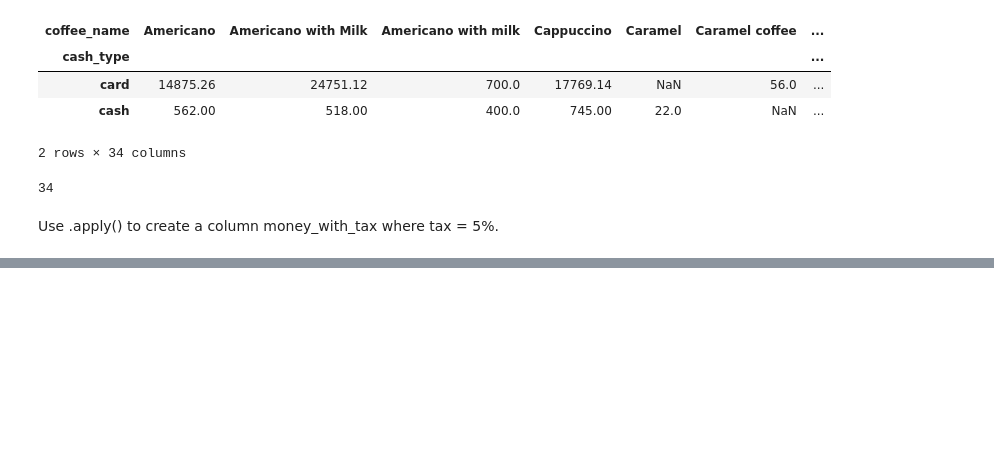
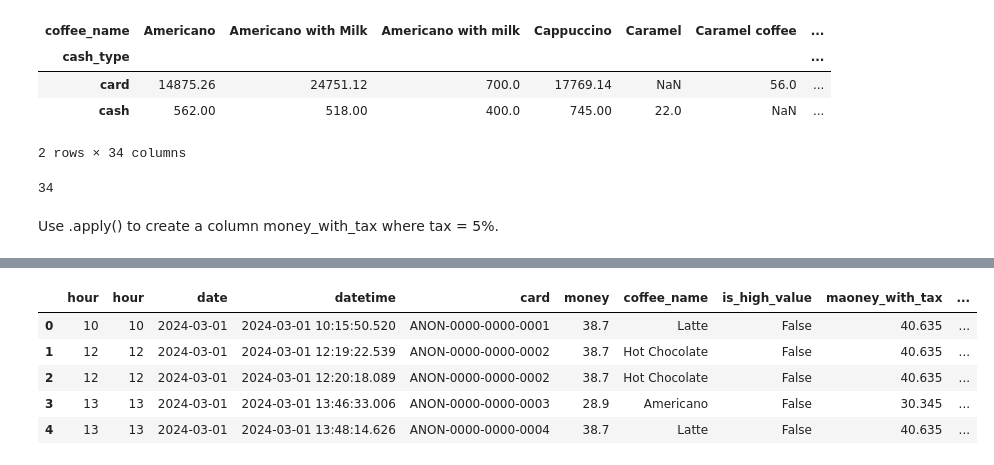
Before and after one commit to eThird/Da-practice, a Jupyter notebook: Notebooks/Untitled.ipynb, the cells around one changed output, grey strips where cells are left out. Cells and saved outputs as stored; diff of their text form; code cells hidden in the pictures; blank space fills up the shorter version.

```diff
--- a/Notebooks/Untitled.ipynb
+++ b/Notebooks/Untitled.ipynb
@@ -387,0 +401,2 @@ Use .apply() to create a column money_with_tax where tax = 5%.
+# %%
+new_cofee_Dataset['day_of_week']=new_cofee_Dataset['datetime'].dt.day_name()
@@ -387,0 +428,2 @@ Use .apply() to create a column money_with_tax where tax = 5%.
+# %%
+new_cofee_Dataset['hour']=new_cofee_Dataset['datetime'].dt.hour
@@ -387,0 +439,14 @@ Use .apply() to create a column money_with_tax where tax = 5%.
+# %%
+new_df=new_cofee_Dataset
+# %%
+cols = ['hour'] + [col for col in new_df.columns if col != 'cash_type']
+new_df=new_df[cols]
+# %%
+new_df.head()
+# %% [output]
+|  | hour | hour | date | datetime | card | money | coffee_name | is_high_value | maoney_with_tax | ... |
+| 0 | 10 | 10 | 2024-03-01 | 2024-03-01 10:15:50.520 | ANON-0000-0000-0001 | 38.7 | Latte | False | 40.635 | ... |
+| 1 | 12 | 12 | 2024-03-01 | 2024-03-01 12:19:22.539 | ANON-0000-0000-0002 | 38.7 | Hot Chocolate | False | 40.635 | ... |
+| 2 | 12 | 12 | 2024-03-01 | 2024-03-01 12:20:18.089 | ANON-0000-0000-0002 | 38.7 | Hot Chocolate | False | 40.635 | ... |
+| 3 | 13 | 13 | 2024-03-01 | 2024-03-01 13:46:33.006 | ANON-0000-0000-0003 | 28.9 | Americano | False | 30.345 | ... |
+| 4 | 13 | 13 | 2024-03-01 | 2024-03-01 13:48:14.626 | ANON-0000-0000-0004 | 38.7 | Latte | False | 40.635 | ... |
```
Also changed, not shown: parts of 10 cells of this notebook, 1 other file.
